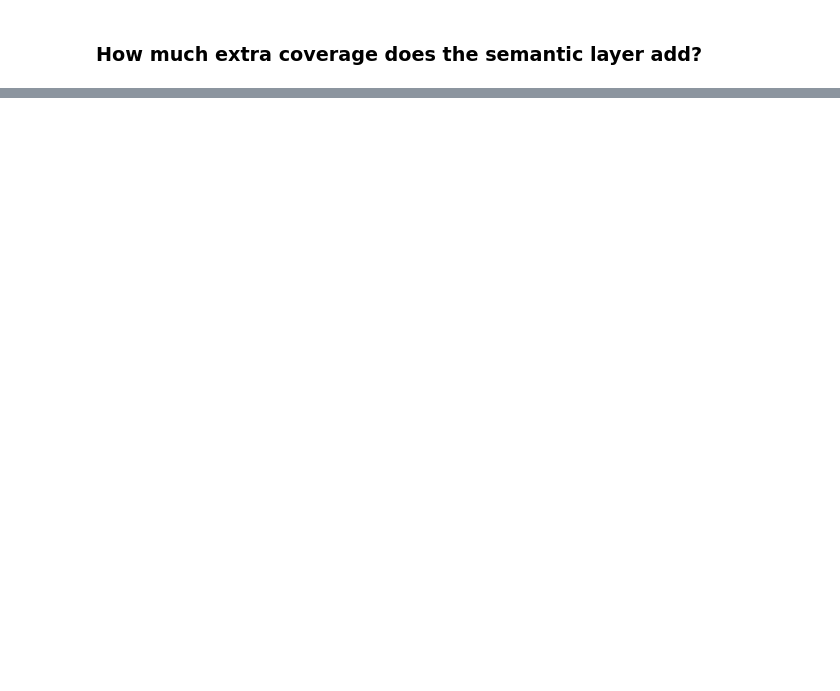
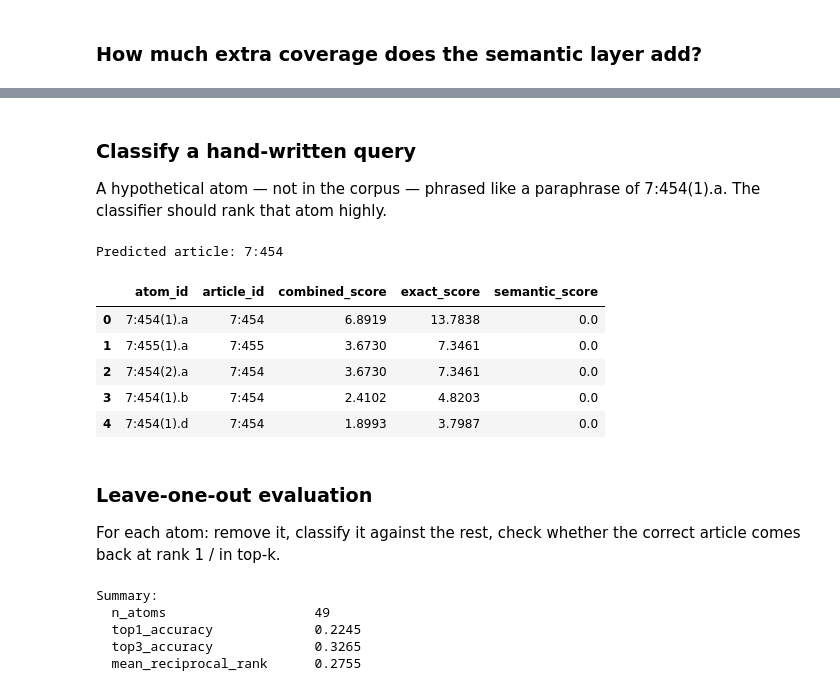
Before and after one commit to robinAssam/ArticleRelationshipModel, a Jupyter notebook: notebooks/01_explore_atoms.ipynb, the cells around one changed output, grey strips where cells are left out. Saved outputs shown, nothing was run; the diff lists cells and outputs as text; code cells hidden in the pictures; blank space fills up the shorter version.

```diff
--- a/notebooks/01_explore_atoms.ipynb
+++ b/notebooks/01_explore_atoms.ipynb
@@ -466,0 +544,42 @@ Atom pairs ONLY connected semantically:
+# %% [markdown]
+### Classify a hand-written query
+
+A hypothetical atom — not in the corpus — phrased like a paraphrase of 7:454(1).a. The classifier should rank that atom highly.
+# %%
+hand_query = {
+    'atom_id': 'HAND_QUERY',
+    'article_id': 'UNKNOWN',
+    'actors': ['care provider', 'patient'],
+    'legal_relations': ['treatment agreement'],
+    'acts': ['sets up'],
+    'residual': ['file', 'treatment'],
+    'temporal': [], 'explicit_references': [], 'hierarchies': [], 'geographical_domain': [],
+}
+result = classify_atom(hand_query, df, weights=weights_idf, sim_pairs=sim_pairs, alpha=0.5, top_k=5)
+print(f"Predicted article: {result['predicted_article']}")
+result['top_matches']
+# %% [output]
+Predicted article: 7:454
+|  | atom_id | article_id | combined_score | exact_score | semantic_score |
+| 0 | 7:454(1).a | 7:454 | 6.8919 | 13.7838 | 0.0 |
+| 1 | 7:455(1).a | 7:455 | 3.6730 | 7.3461 | 0.0 |
+| 2 | 7:454(2).a | 7:454 | 3.6730 | 7.3461 | 0.0 |
+| 3 | 7:454(1).b | 7:454 | 2.4102 | 4.8203 | 0.0 |
+| 4 | 7:454(1).d | 7:454 | 1.8993 | 3.7987 | 0.0 |
+# %% [markdown]
+###  Leave-one-out evaluation
+
+For each atom: remove it, classify it against the rest, check whether the correct article comes back at rank 1 / in top-k.
+# %%
+from src.data.atom_table import evaluate_classifier_loo
+
+eval_df, summary = evaluate_classifier_loo(df, weights=weights_idf, sim_pairs=sim_pairs, alpha=0.5, top_k=3)
+print('Summary:')
+for k, v in summary.items():
+    print(f'  {k:25s} {v}')
+# %% [output]
+Summary:
+  n_atoms                   49
+  top1_accuracy             0.2245
+  top3_accuracy             0.3265
+  mean_reciprocal_rank      0.2755
```
Also changed, not shown: parts of 26 cells of this notebook, 2 other files.
